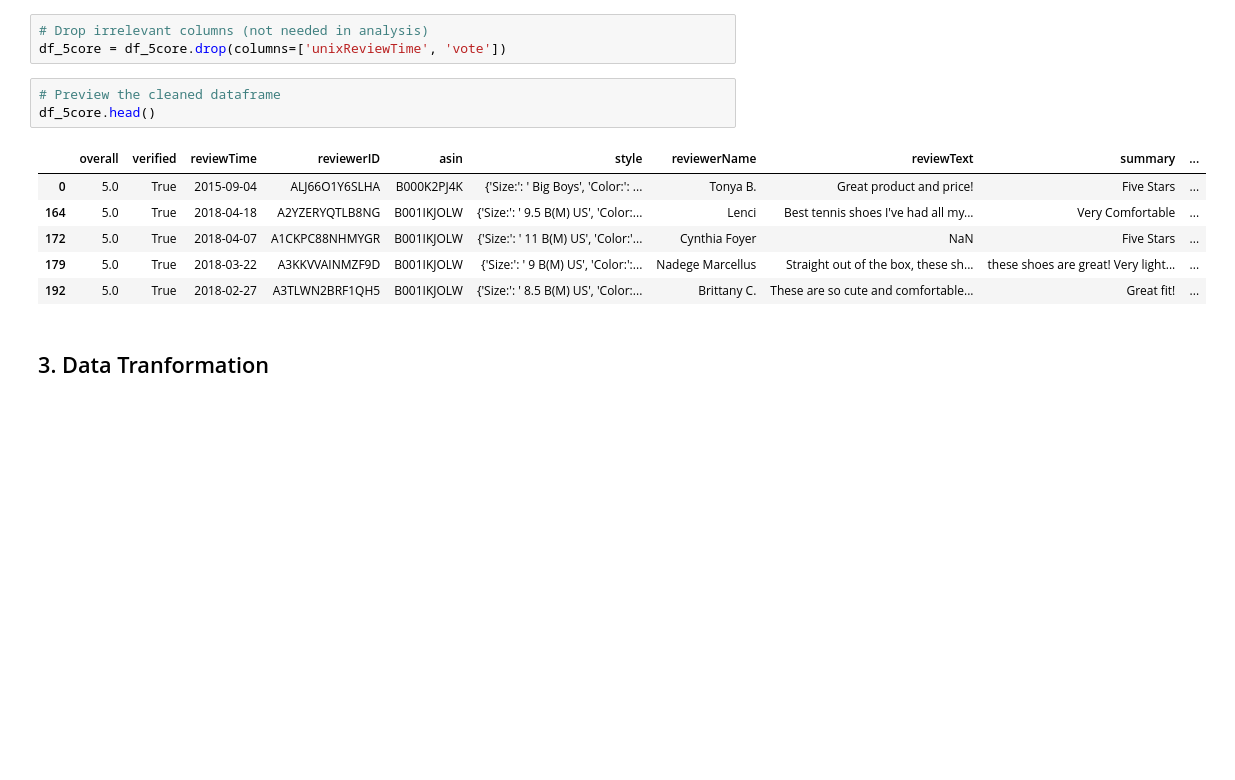
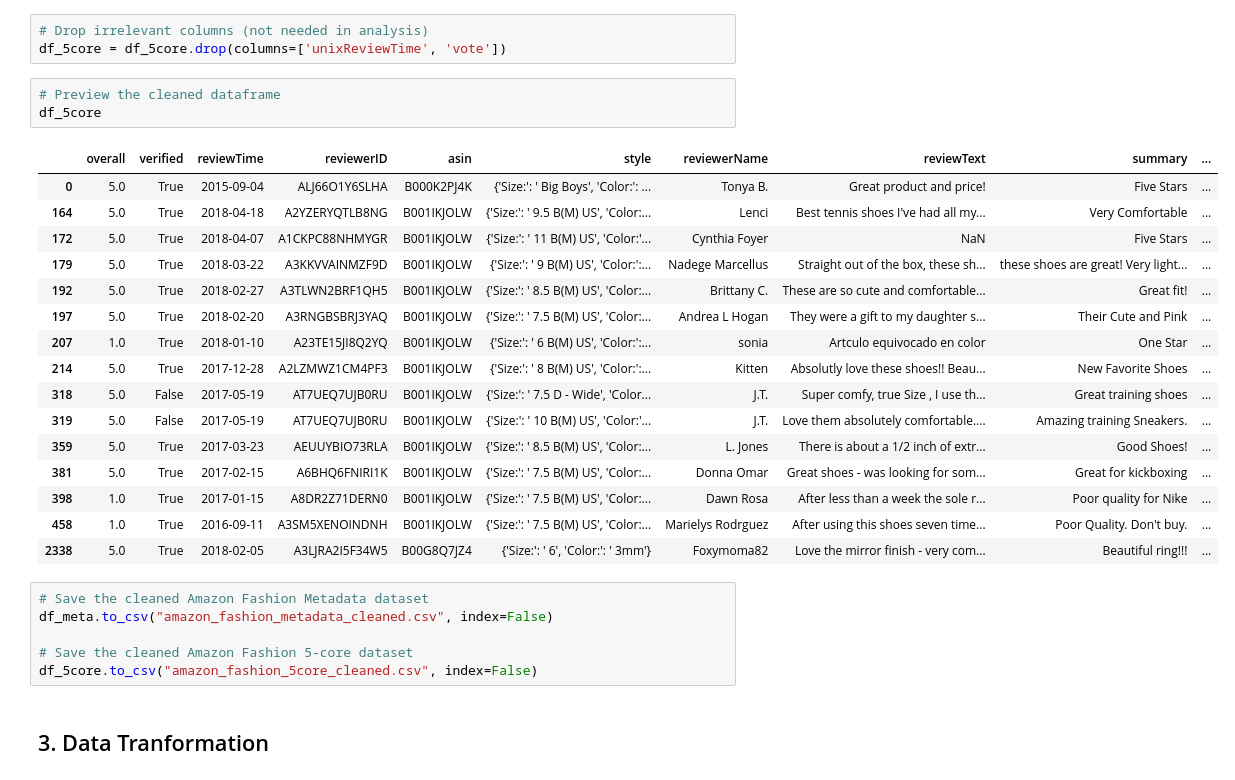
Before and after one commit to tseyongg/DSA3101, a Jupyter notebook: Data Preparation.ipynb, the cells around one changed output. Cells and saved outputs as stored; diff of their text form; blank space fills up the shorter version.

```diff
--- a/Data Preparation.ipynb
+++ b/Data Preparation.ipynb
@@ -233,14 +262,30 @@ df_meta.head()
 df_5core = df_5core.drop(columns=['unixReviewTime', 'vote'])
 # %%
 # Preview the cleaned dataframe
-df_5core.head()
+df_5core
 # %% [output]
 |  | overall | verified | reviewTime | reviewerID | asin | style | reviewerName | reviewText | summary | ... |
 | 0 | 5.0 | True | 2015-09-04 | ALJ66O1Y6SLHA | B000K2PJ4K | {'Size:': ' Big Boys', 'Color:': ... | Tonya B. | Great product and price! | Five Stars | ... |
 | 164 | 5.0 | True | 2018-04-18 | A2YZERYQTLB8NG | B001IKJOLW | {'Size:': ' 9.5 B(M) US', 'Color:... | Lenci | Best tennis shoes I've had all my... | Very Comfortable | ... |
 | 172 | 5.0 | True | 2018-04-07 | A1CKPC88NHMYGR | B001IKJOLW | {'Size:': ' 11 B(M) US', 'Color:'... | Cynthia Foyer | NaN | Five Stars | ... |
 | 179 | 5.0 | True | 2018-03-22 | A3KKVVAINMZF9D | B001IKJOLW | {'Size:': ' 9 B(M) US', 'Color:':... | Nadege Marcellus | Straight out of the box, these sh... | these shoes are great! Very light... | ... |
 | 192 | 5.0 | True | 2018-02-27 | A3TLWN2BRF1QH5 | B001IKJOLW | {'Size:': ' 8.5 B(M) US', 'Color:... | Brittany C. | These are so cute and comfortable... | Great fit! | ... |
+| 197 | 5.0 | True | 2018-02-20 | A3RNGBSBRJ3YAQ | B001IKJOLW | {'Size:': ' 7.5 B(M) US', 'Color:... | Andrea L Hogan | They were a gift to my daughter s... | Their Cute and Pink | ... |
+| 207 | 1.0 | True | 2018-01-10 | A23TE15JI8Q2YQ | B001IKJOLW | {'Size:': ' 6 B(M) US', 'Color:':... | sonia | Artculo equivocado en color | One Star | ... |
+| 214 | 5.0 | True | 2017-12-28 | A2LZMWZ1CM4PF3 | B001IKJOLW | {'Size:': ' 8 B(M) US', 'Color:':... | Kitten | Absolutly love these shoes!! Beau... | New Favorite Shoes | ... |
+| 318 | 5.0 | False | 2017-05-19 | AT7UEQ7UJB0RU | B001IKJOLW | {'Size:': ' 7.5 D - Wide', 'Color... | J.T. | Super comfy, true Size , I use th... | Great training shoes | ... |
+| 319 | 5.0 | False | 2017-05-19 | AT7UEQ7UJB0RU | B001IKJOLW | {'Size:': ' 10 B(M) US', 'Color:'... | J.T. | Love them absolutely comfortable.... | Amazing training Sneakers. | ... |
+| 359 | 5.0 | True | 2017-03-23 | AEUUYBIO73RLA | B001IKJOLW | {'Size:': ' 8.5 B(M) US', 'Color:... | L. Jones | There is about a 1/2 inch of extr... | Good Shoes! | ... |
+| 381 | 5.0 | True | 2017-02-15 | A6BHQ6FNIRI1K | B001IKJOLW | {'Size:': ' 7.5 B(M) US', 'Color:... | Donna Omar | Great shoes - was looking for som... | Great for kickboxing | ... |
+| 398 | 1.0 | True | 2017-01-15 | A8DR2Z71DERN0 | B001IKJOLW | {'Size:': ' 7.5 B(M) US', 'Color:... | Dawn Rosa | After less than a week the sole r... | Poor quality for Nike | ... |
+| 458 | 1.0 | True | 2016-09-11 | A3SM5XENOINDNH | B001IKJOLW | {'Size:': ' 7.5 B(M) US', 'Color:... | Marielys Rodrguez | After using this shoes seven time... | Poor Quality. Don't buy. | ... |
+| 2338 | 5.0 | True | 2018-02-05 | A3LJRA2I5F34W5 | B00G8Q7JZ4 | {'Size:': ' 6', 'Color:': ' 3mm'} | Foxymoma82 | Love the mirror finish - very com... | Beautiful ring!!! | ... |
+# %%
+# Save the cleaned Amazon Fashion Metadata dataset
+df_meta.to_csv("amazon_fashion_metadata_cleaned.csv", index=False)
+
+# Save the cleaned Amazon Fashion 5-core dataset
+df_5core.to_csv("amazon_fashion_5core_cleaned.csv", index=False)
 # %% [markdown]
 ## 3. Data Tranformation
 # %% [markdown]
```
Also changed, not shown: parts of 4 cells of this notebook, 1 other file.
